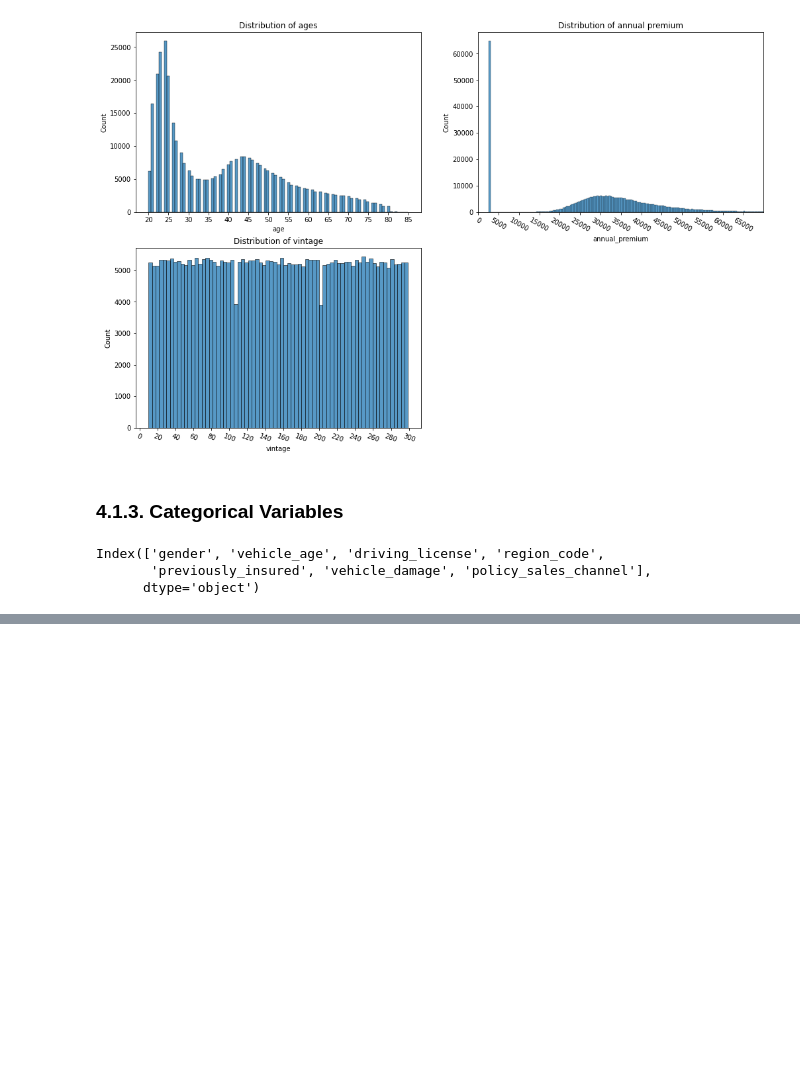
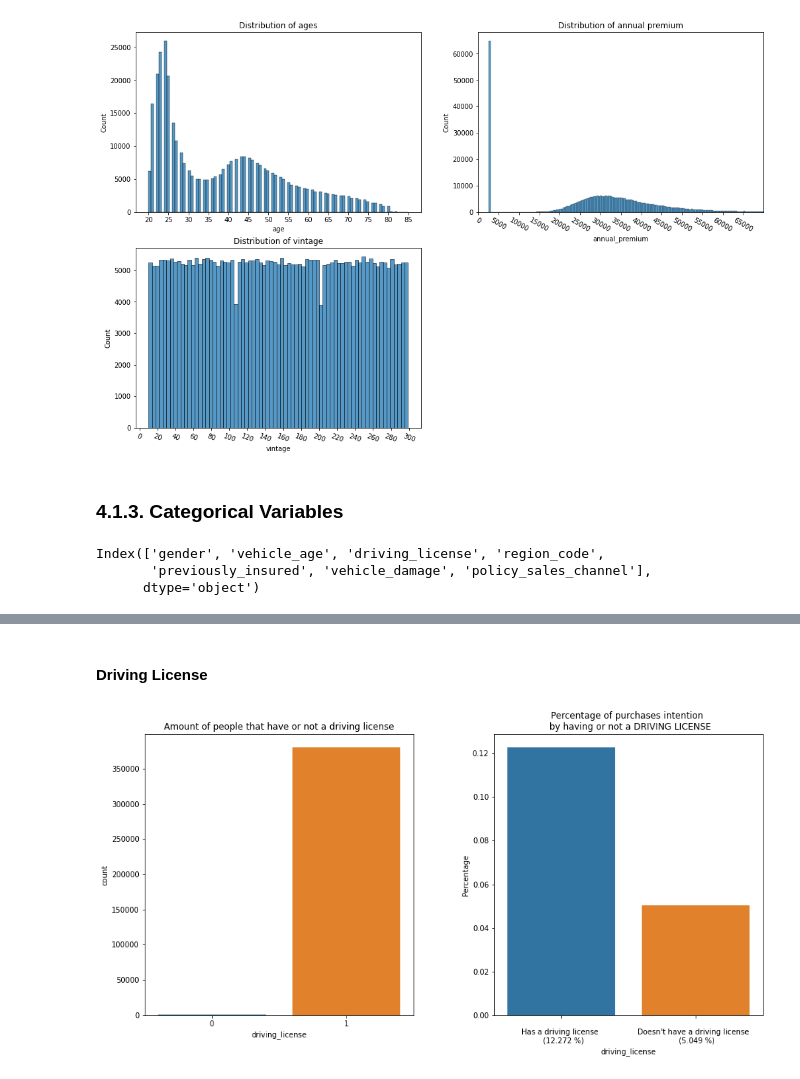
Before and after one commit to gabrielhpr/alphaInsurance, a Jupyter notebook: alphaInsurance.ipynb, the cells around one changed output, grey strips where cells are left out. Saved outputs shown, nothing was run; the diff lists cells and outputs as text; code cells hidden in the pictures; blank space fills up the shorter version.

```diff
--- a/alphaInsurance.ipynb
+++ b/alphaInsurance.ipynb
@@ -472,2 +469,12 @@ new_num_reject = df4[ (df4['vehicle_age'] == 'new') & (df4['response'] == 0) ].c
+# %% [markdown]
+#### Driving License
+# %%
+title1 = 'Amount of people that have or not a driving license'
+title2 = 'Percentage of purchases intention \n by having or not a DRIVING LICENSE'
+textos = ['\nHas a driving license \n  ({} %)', '\nDoesn\'t have a driving license  \n ({} %)']
+categories = [1, 0]
+createCategoryPlots(15, 7, df4, 'driving_license', title1, title2, categories, textos)
+# %% [output]
+[figure, added]
 # %%
 df4.sample()
```
Also changed, not shown: parts of 20 cells of this notebook.
